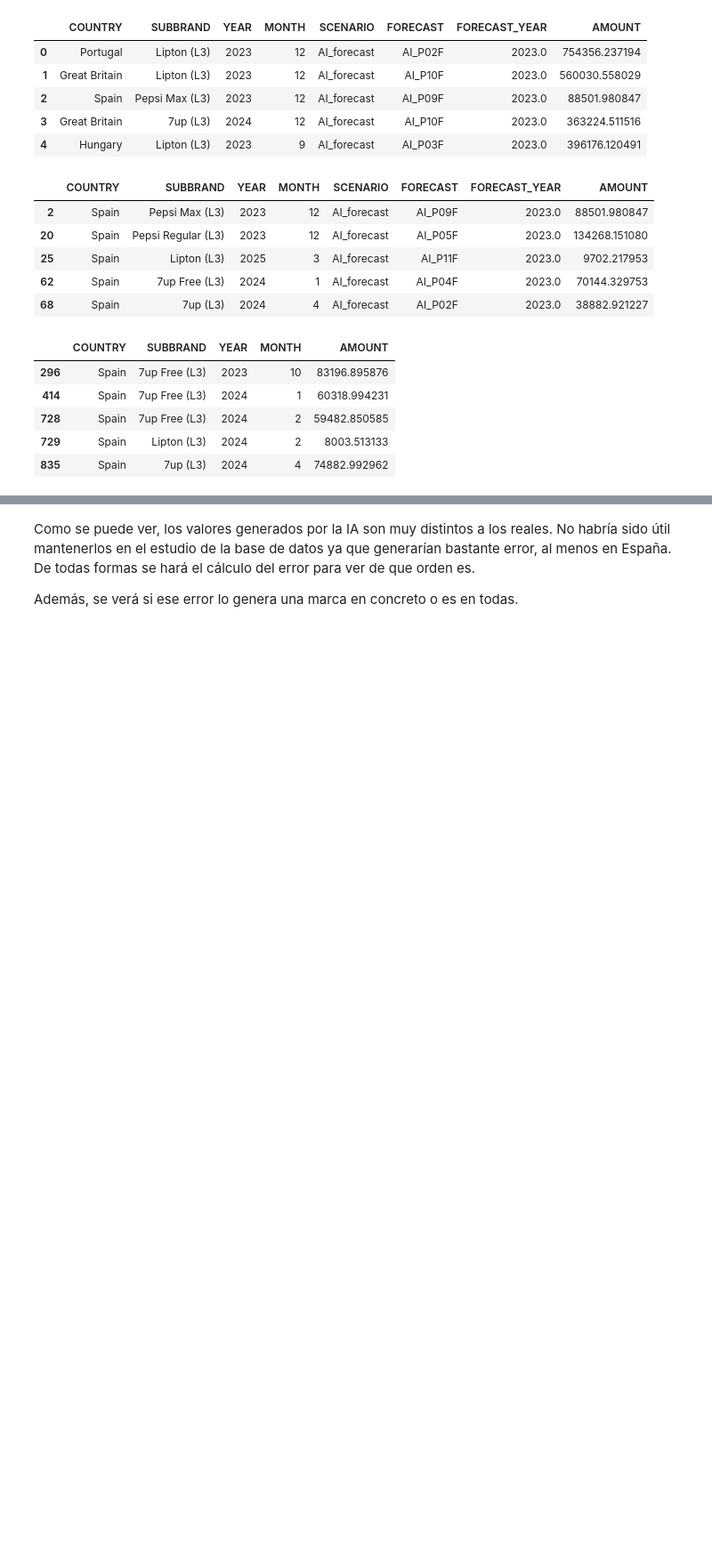
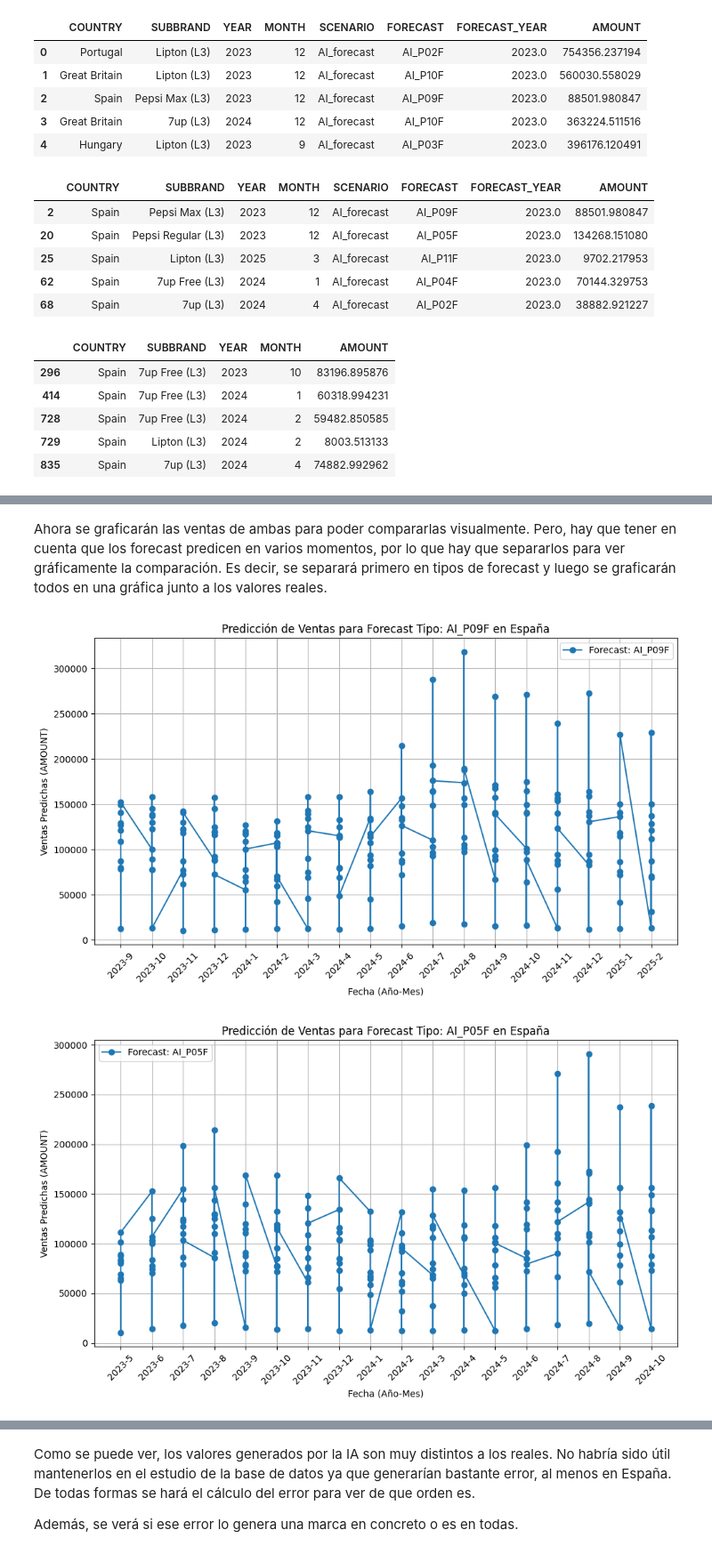
Before and after one commit to martaherraiz/UFV-visualizaciondatos, a Jupyter notebook: Práctica1.ipynb, the cells around one changed output, grey strips where cells are left out. Shown at 89% size. Cells and saved outputs as stored; diff of their text form; code cells hidden in the pictures; blank space fills up the shorter version.

```diff
--- a/Práctica1.ipynb
+++ b/Práctica1.ipynb
@@ -525,0 +492,31 @@ fig_comparacion_ventas_totales.show()
+# %% [markdown]
+Ahora se graficarán las ventas de ambas para poder compararlas visualmente. Pero, hay que tener en cuenta que los forecast predicen en varios momentos, por lo que hay que separarlos para ver gráficamente la comparación. Es decir, se separará primero en tipos de forecast y luego se graficarán todos en una gráfica junto a los valores reales.
+# %%
+# Lista única de tipos de forecast
+tipos_forecast = df_ventas_pred['FORECAST'].unique()
+
+# Iterar sobre cada tipo de forecast y graficar por separado
+for tipo in tipos_forecast:
+    # Filtrar datos para el tipo de forecast actual
+    prediccion_tipo = df_ventas_pred[df_ventas_pred['FORECAST'] == tipo]
+
+    # Ordenar los datos por año y mes
+    prediccion_tipo = prediccion_tipo.sort_values(by=['YEAR', 'MONTH'])
+
+    # Crear el gráfico de líneas
+    plt.figure(figsize=(10, 6))
+    plt.plot(prediccion_tipo['YEAR'].astype(str) + "-" + prediccion_tipo['MONTH'].astype(str),
+             prediccion_tipo['AMOUNT'], marker='o', label=f'Forecast: {tipo}')
+
+    # Etiquetas y título
+    plt.xlabel('Fecha (Año-Mes)')
+    plt.ylabel('Ventas Predichas (AMOUNT)')
+    plt.title(f'Predicción de Ventas para Forecast Tipo: {tipo} en España')
+    plt.xticks(rotation=45)
+    plt.legend()
+    plt.grid()
+    plt.tight_layout()
+    plt.show()
+# %% [output]
+[figure, added]
+[figure, added]
```
Also changed, not shown: parts of 4 cells of this notebook.
